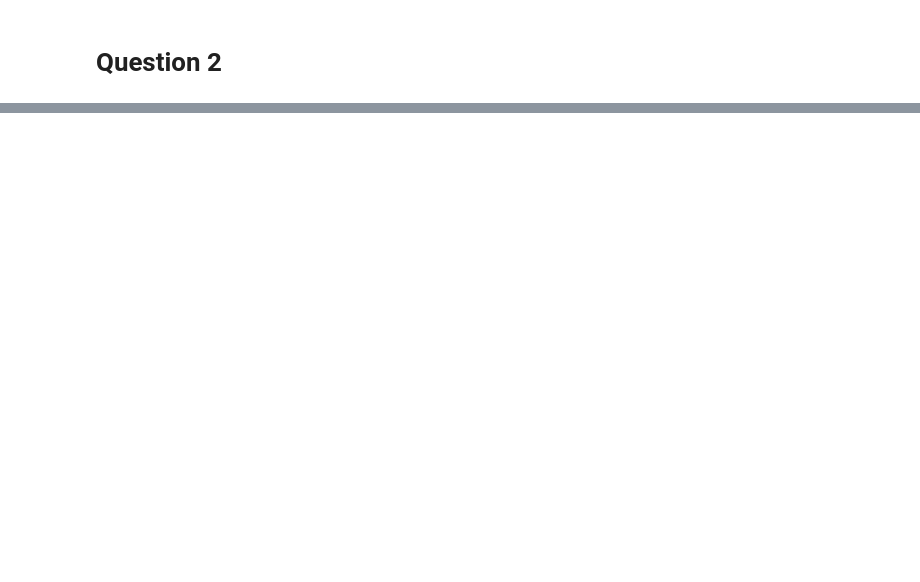
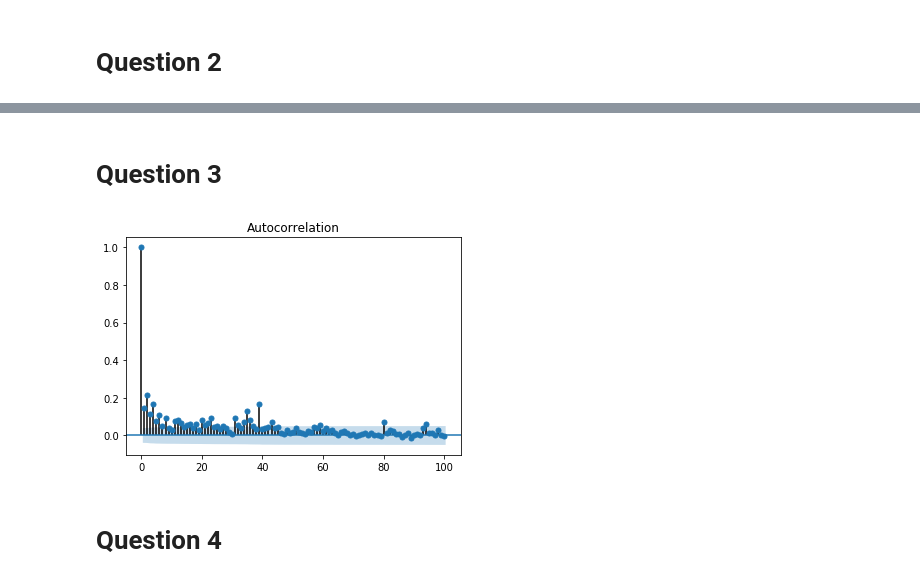
Before and after one commit to RaphAbb/MSE448, a Jupyter notebook: hw1.ipynb, the cells around one changed output, grey strips where cells are left out. Saved outputs shown, nothing was run; the diff lists cells and outputs as text; code cells hidden in the pictures; blank space fills up the shorter version.

```diff
--- a/hw1.ipynb
+++ b/hw1.ipynb
@@ -77,0 +107,4 @@ sns.distplot(df['Returns'])
+# %% [markdown]
+# Question 3
+# %%
+df['SR'] = df['Returns']**2
@@ -77,0 +113,7 @@ sns.distplot(df['Returns'])
+# %%
+plot_acf(df['SR'].dropna(), lags=100)
+pyplot.show()
+# %% [output]
+[figure, added]
+# %% [markdown]
+# Question 4
```
Also changed, not shown: parts of 17 cells of this notebook.
